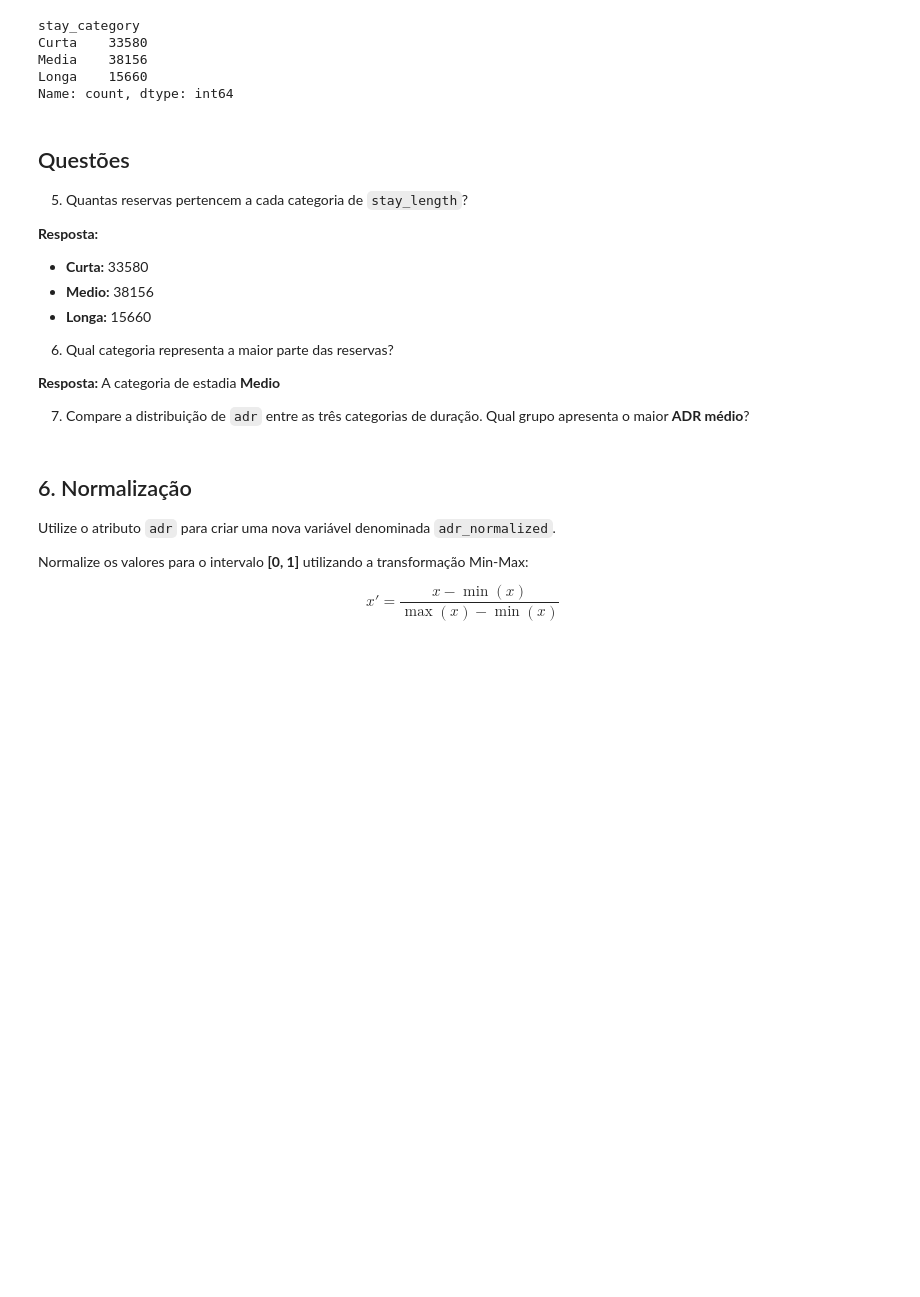
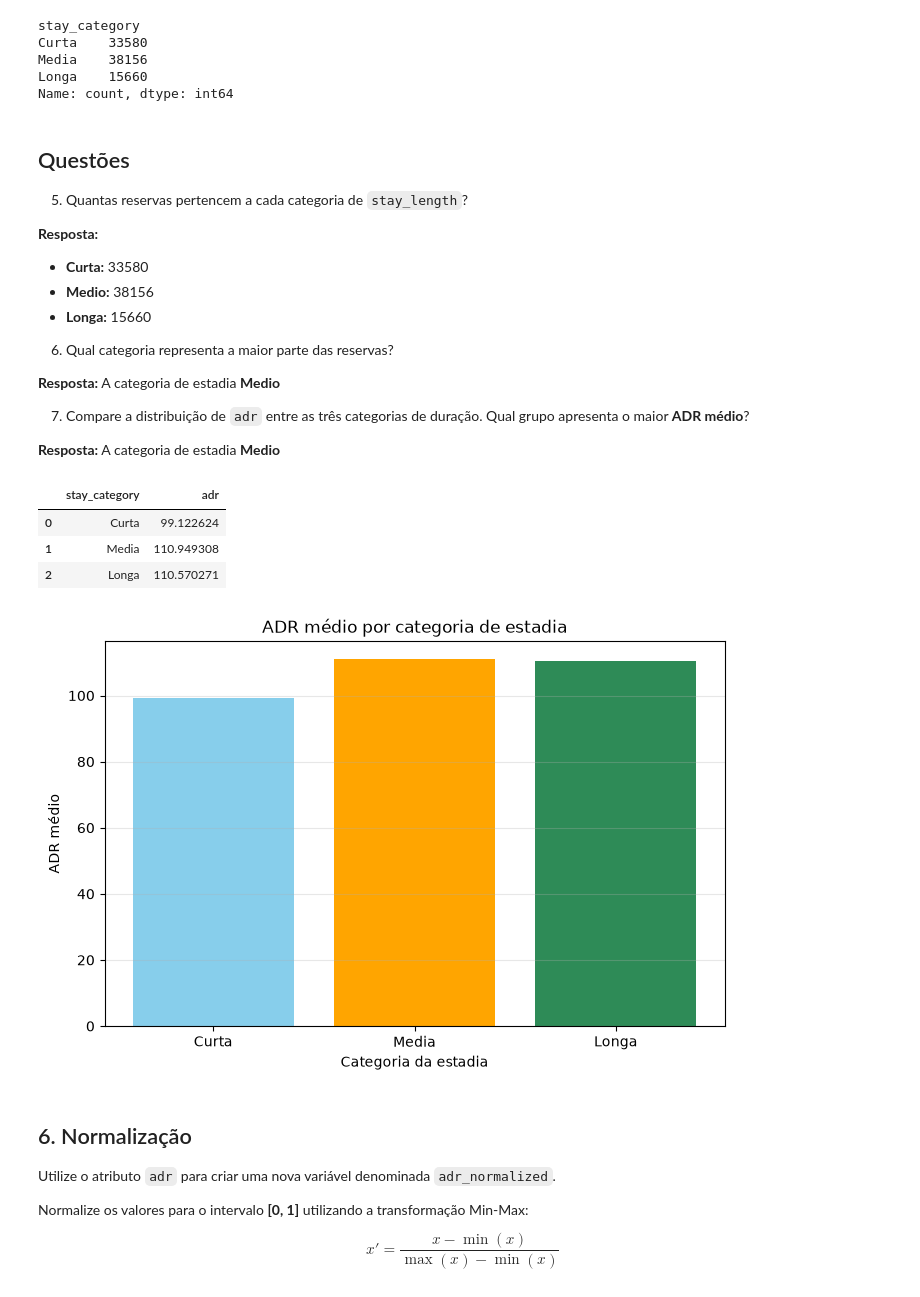
Before and after one commit to RewelliOliveira/data-mine-booking, a Jupyter notebook: Atividade 2/AtividadeMD.ipynb, the cells around one changed output. Cells and saved outputs as stored; diff of their text form; code cells hidden in the pictures; blank space fills up the shorter version.

```diff
--- a/Atividade 2/AtividadeMD.ipynb
+++ b/Atividade 2/AtividadeMD.ipynb
@@ -175,6 +175,38 @@ Name: count, dtype: int64
 **Resposta:** A categoria de estadia **Medio**
 
 7. Compare a distribuição de `adr` entre as três categorias de duração. Qual grupo apresenta o maior **ADR médio**?
+
+**Resposta:** A categoria de estadia **Medio**
+# %%
+adr_medio = (
+    df.groupby("stay_category", observed=False)["adr"]
+      .mean()
+      .reset_index()
+)
+
+display(adr_medio)
+
+##Distribuided graph ADR
+plt.figure(figsize=(8, 5))
+
+plt.bar(
+    adr_medio["stay_category"],
+    adr_medio["adr"],
+    color=["skyblue", "orange", "seagreen"]
+)
+
+plt.title("ADR médio por categoria de estadia")
+plt.xlabel("Categoria da estadia")
+plt.ylabel("ADR médio")
+plt.grid(axis="y", alpha=0.3)
+
+plt.show()
+# %% [output]
+|  | stay_category | adr |
+| 0 | Curta | 99.122624 |
+| 1 | Media | 110.949308 |
+| 2 | Longa | 110.570271 |
+[figure, added]
 # %% [markdown]
 ## 6. Normalização
 Utilize o atributo `adr` para criar uma nova variável denominada `adr_normalized`.
```
Also changed, not shown: parts of 2 cells of this notebook.
